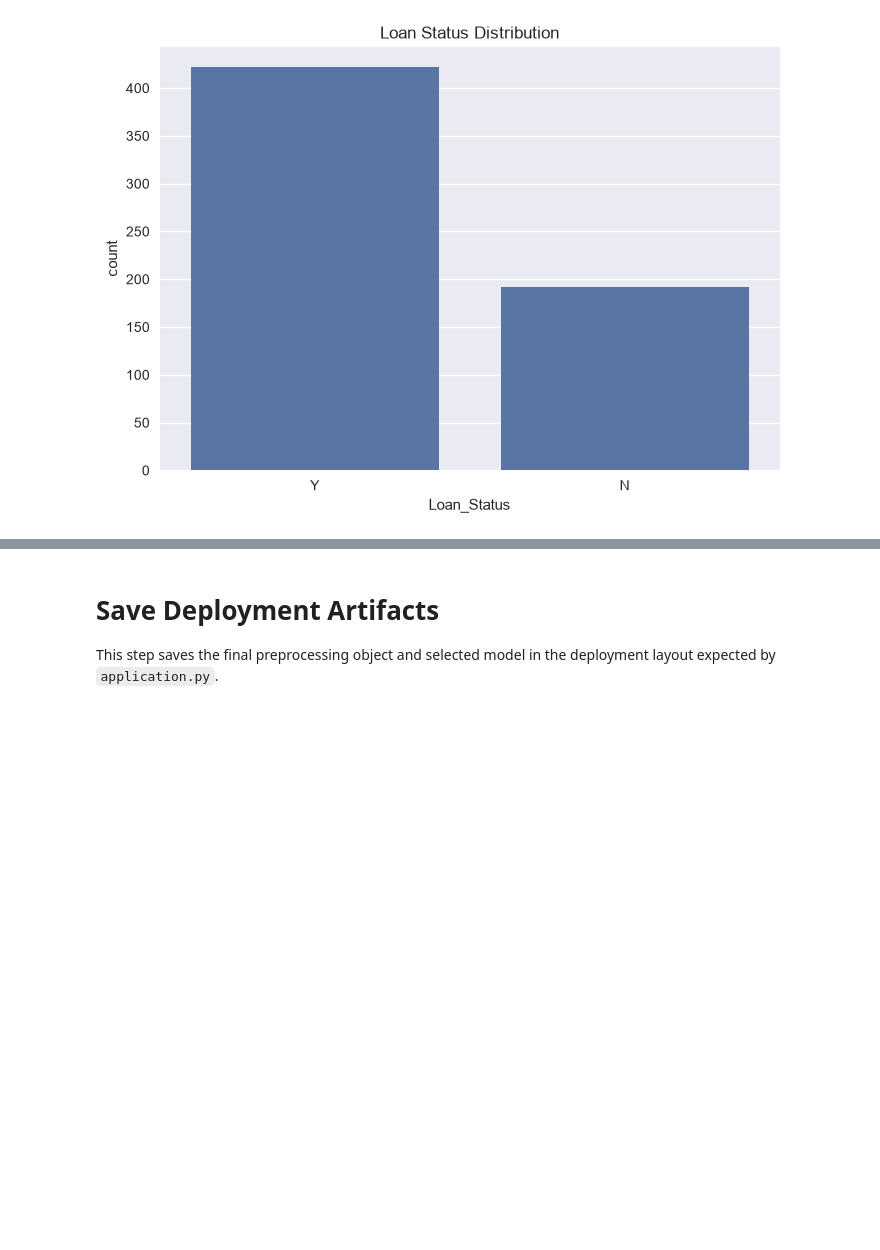
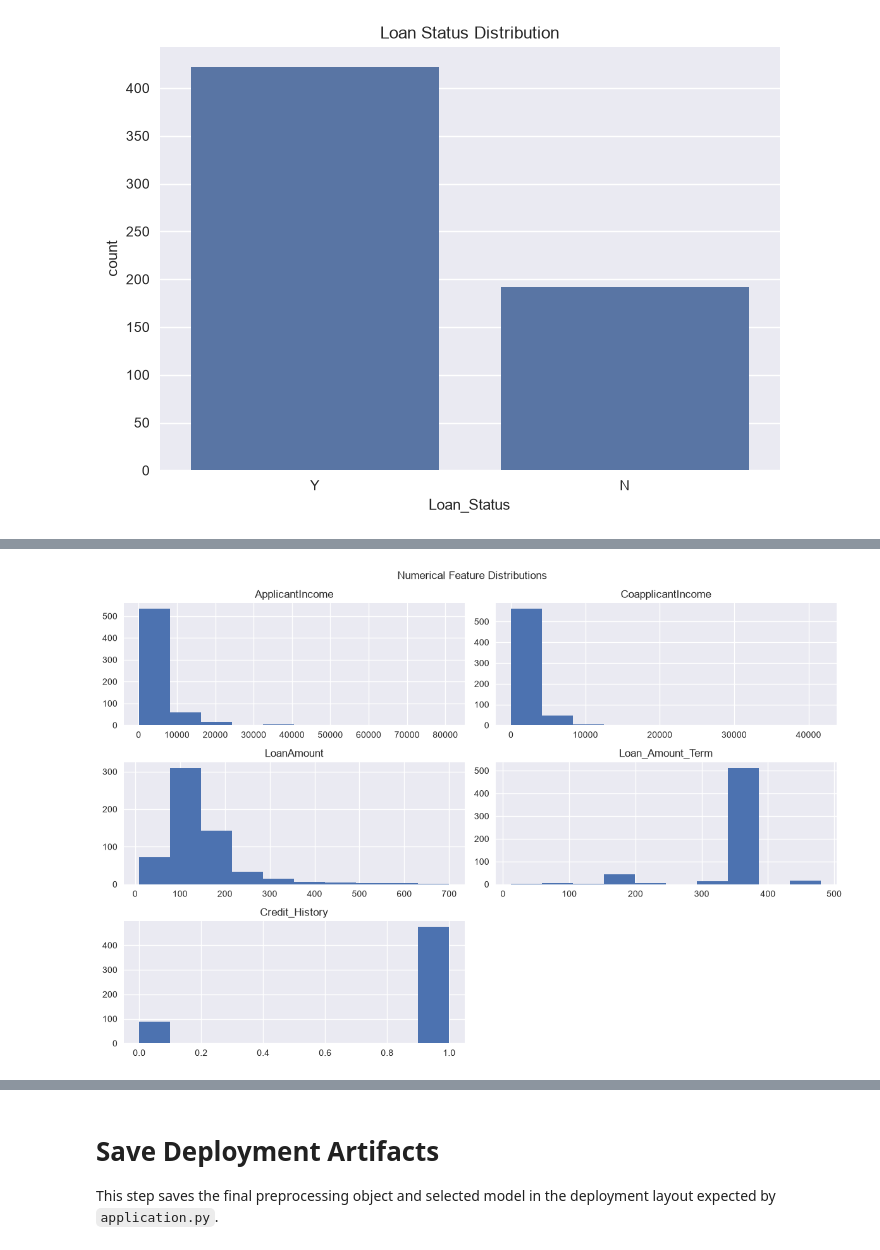
Before and after one commit to varundev10/loan-approval-predictor, a Jupyter notebook: Notebook/loan_approval_kaggle_analysis.ipynb, the cells around one changed output, grey strips where cells are left out. Saved outputs shown, nothing was run; the diff lists cells and outputs as text; code cells hidden in the pictures; blank space fills up the shorter version.

```diff
--- a/Notebook/loan_approval_kaggle_analysis.ipynb
+++ b/Notebook/loan_approval_kaggle_analysis.ipynb
@@ -93,8 +92,10 @@ for col in categorical_cols:
 # %%
 numeric_cols = ["ApplicantIncome", "CoapplicantIncome", "LoanAmount", "Loan_Amount_Term", "Credit_History"]
-df[numeric_cols].hist(figsize=(12, 8), bins=20)
+df[numeric_cols].hist(figsize=(12, 8))
 plt.suptitle("Numerical Feature Distributions")
 plt.tight_layout()
 plt.show()
+# %% [output]
+[figure, added]
 # %%
 plot_df = df.copy()
```
Also changed, not shown: parts of 15 cells of this notebook, 2 other files.
